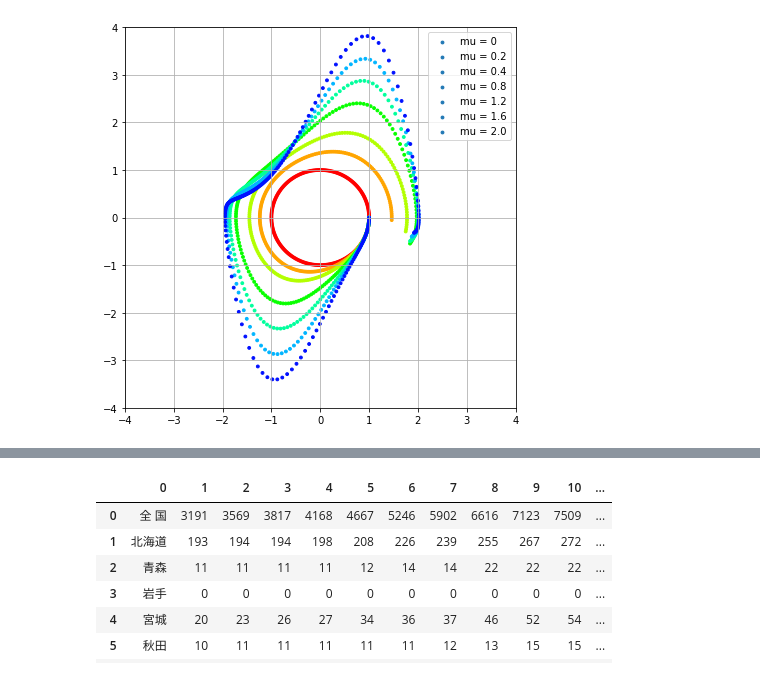
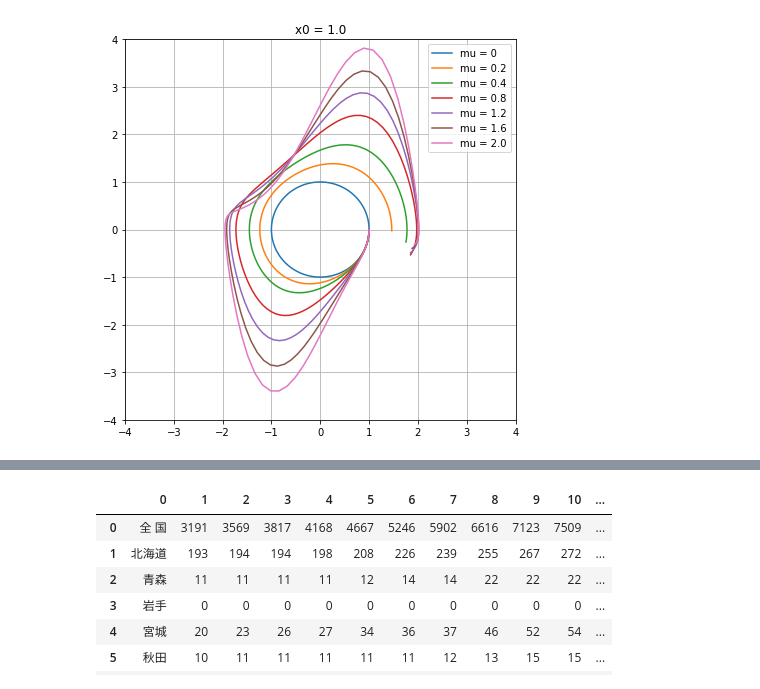
Before and after one commit to hi-ogawa/notebooks, a Jupyter notebook: src/misc_v6.ipynb, the cells around one changed output, grey strips where cells are left out. Saved outputs shown, nothing was run; the diff lists cells and outputs as text; code cells hidden in the pictures.

```diff
--- a/src/misc_v6.ipynb
+++ b/src/misc_v6.ipynb
@@ -13,12 +127,23 @@ import ipywidgets as ipyw
 
 
 # Explicit Runge-Kutta 4th order
-def solve(dt, f, t, x):
+def erk4(f, t, x, dt):
     k1 = f(t           , x                )
     k2 = f(t + 1/2 * dt, x + 1/2 * dt * k1)
     k3 = f(t + 1/2 * dt, x + 1/2 * dt * k2)
     k4 = f(t + 1   * dt, x + 1   * dt * k3)
     return x + dt * (1/6 * k1 + 2/6 * k2 + 2/6 * k3 + 1/6 * k4)
+
+
+def solve(f, x, t, dt, N): # -> (float[N+1, ..], float[N+1])
+    ls_t = [t]
+    ls_x = [x]
+    for i in range(N):
+        x = erk4(f, t, x, dt)
+        t += dt
+        ls_t += [t]
+        ls_x += [x]
+    return Np(ls_x), Np(ls_t)
 
 
 # Van der Pol equation
@@ -29,53 +154,80 @@ def f(t, arg, mu):
     return Np([dx, dv])
 
 
-def _0(mu=2.0, ax=False, color=False):
+# Changing mu
+def _0(mu=2.0, ax=False, scatter=True):
     # parameter setup
     x0, v0 = 1, 0
-    dt = 0.03
+    dt = 0.05
     N = int(2 * np.pi / dt) # so that it fits period for mu = 0
 
     # system setup
-    t = 0
-    x = Np([x0, v0])
+    t0 = 0
+    x0 = Np([x0, v0])
     ff = functools.partial(f, mu=mu)
 
-    # numerical integration
-    ls_x = [x]
-    ls_t = [t]
-    for i in range(N):
-        x = solve(dt, ff, t, x)
-        t += dt
-        ls_t += [t]
-        ls_x += [x]
-    ls_t = Np(ls_t)
-    ls_x = Np(ls_x)
+    # solve
+    ls_x, ls_t = solve(ff, x0, t0, dt, N)
 
     # plotting
     x, y = ls_x.T
-    if color is not False:
-        color = color * np.ones(N + 1)
-    else:
-        color = np.linspace(0, 1, num=N + 1)  # hsv color gradient by time
     if ax is False:
         fig, ax = plt.subplots(figsize=(7, 7))
     ax.set(xlim=[-4, 4], ylim=[-4, 4])
     ax.grid()
-    ax.scatter(x, y, c=color, s=8, vmin=0, vmax=1, cmap='hsv', label=f"mu = {mu}")
+    if scatter:
+        color = np.linspace(0, 1, num=N + 1)  # hsv color gradient by time
+        ax.scatter(x, y, c=color, s=8, vmin=0, vmax=1, cmap='hsv', label=f"mu = {mu}")
+    else:
+        ax.plot(x, y, label=f"mu = {mu}")
     ax.legend()
 
 
 def _1(ls_mu):
     fig, ax = plt.subplots(figsize=(7, 7))
-    colors = np.linspace(0, 1, num=len(ls_mu)) * (2 / 3)
-    for mu, color in zip(ls_mu, colors):
-        _0(mu, ax, color)
+    ax.set(title=f"x0 = 1.0")
+    for mu in ls_mu:
+        _0(mu, ax, scatter=False)
+
+
+# Changing initial value x0
+def _2(x0=1, ax=False):
+    # parameter setup
+    mu = 2.0
+    dt = 0.05
+    N = int(2 * np.pi / dt) * 3
+
+    # system setup
+    t0 = 0
+    v0 = 0
+    ff = functools.partial(f, mu=mu)
+
+    # solve
+    ls_x, ls_t = solve(ff, Np([x0, v0]), t0, dt, N)
+
+    x, y = ls_x.T
+    if ax is False:
+        fig, ax = plt.subplots(figsize=(7, 7))
+    ax.set(xlim=[-4, 4], ylim=[-4, 4])
+    ax.grid()
+    ax.plot(x, y, label=f"x0 = {x0}")
+    ax.legend()
+
+
+def _3(ls_x0):
+    fig, ax = plt.subplots(figsize=(7, 7))
+    ax.set(title=f"mu = 2.0")
+    for x0 in ls_x0:
+        _2(x0, ax)
 
 
 # _0(2.0)
 _1([0, 0.2, 0.4, 0.8, 1.2, 1.6, 2.0])
+# _2(2.5)
+_3([0.1, 0.5, 1.0, 2.5, 3.0])
 
 # UI
 # ipyw.interact(_0, mu=(0, 8, 0.1))
+# ipyw.interact(_2, x0=(0, 10, 0.1))
 # %% [output]
-[figure, old version]
+[figure, new version]
```
Also changed, not shown: parts of 2 cells of this notebook.
